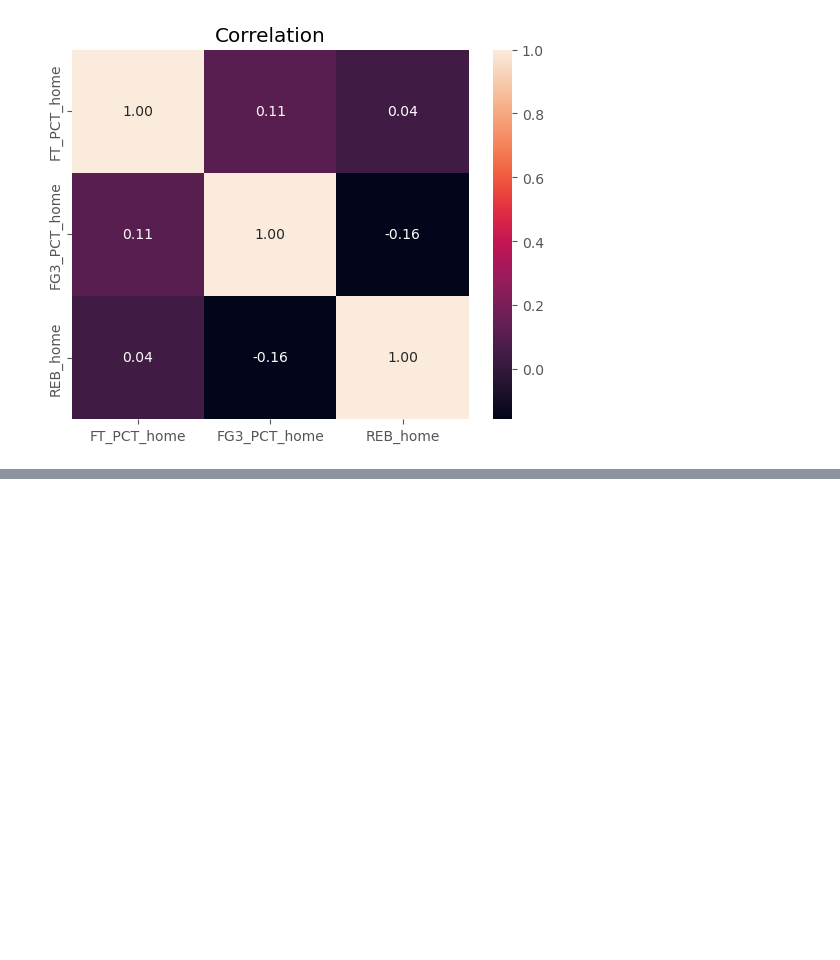
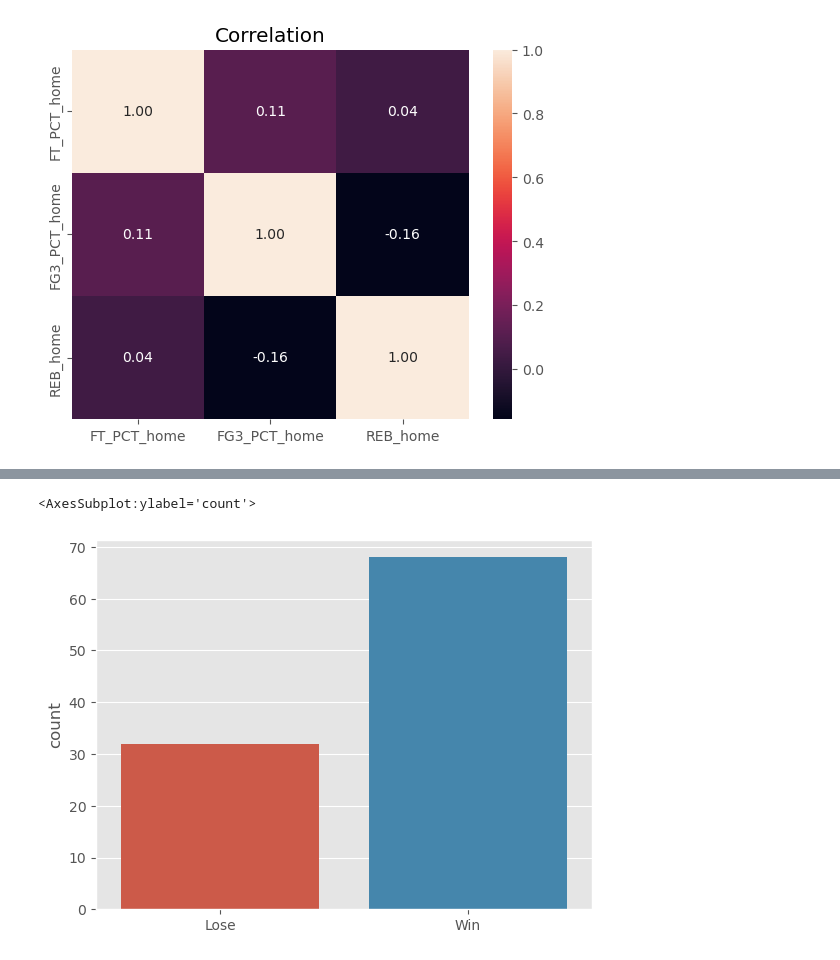
Before and after one commit to RyanMch97/ProgDA-Project, a Jupyter notebook: Prog-DA.ipynb, the cells around one changed output, grey strips where cells are left out. Cells and saved outputs as stored; diff of their text form; code cells hidden in the pictures; blank space fills up the shorter version.

```diff
--- a/Prog-DA.ipynb
+++ b/Prog-DA.ipynb
@@ -123,0 +147,8 @@ plt.show()
+# %%
+# Using numpy random package to simulate data for Home_team_wins Column
+choice = ["Win","Lose"]
+home_team_simulated = np.random.choice(choice,100,p=[0.59,0.41])
+sns.countplot(home_team_simulated,order=["Lose","Win"])
+# %% [output]
+<AxesSubplot:ylabel='count'>
+[figure, added]
```
Also changed, not shown: parts of 6 cells of this notebook.
